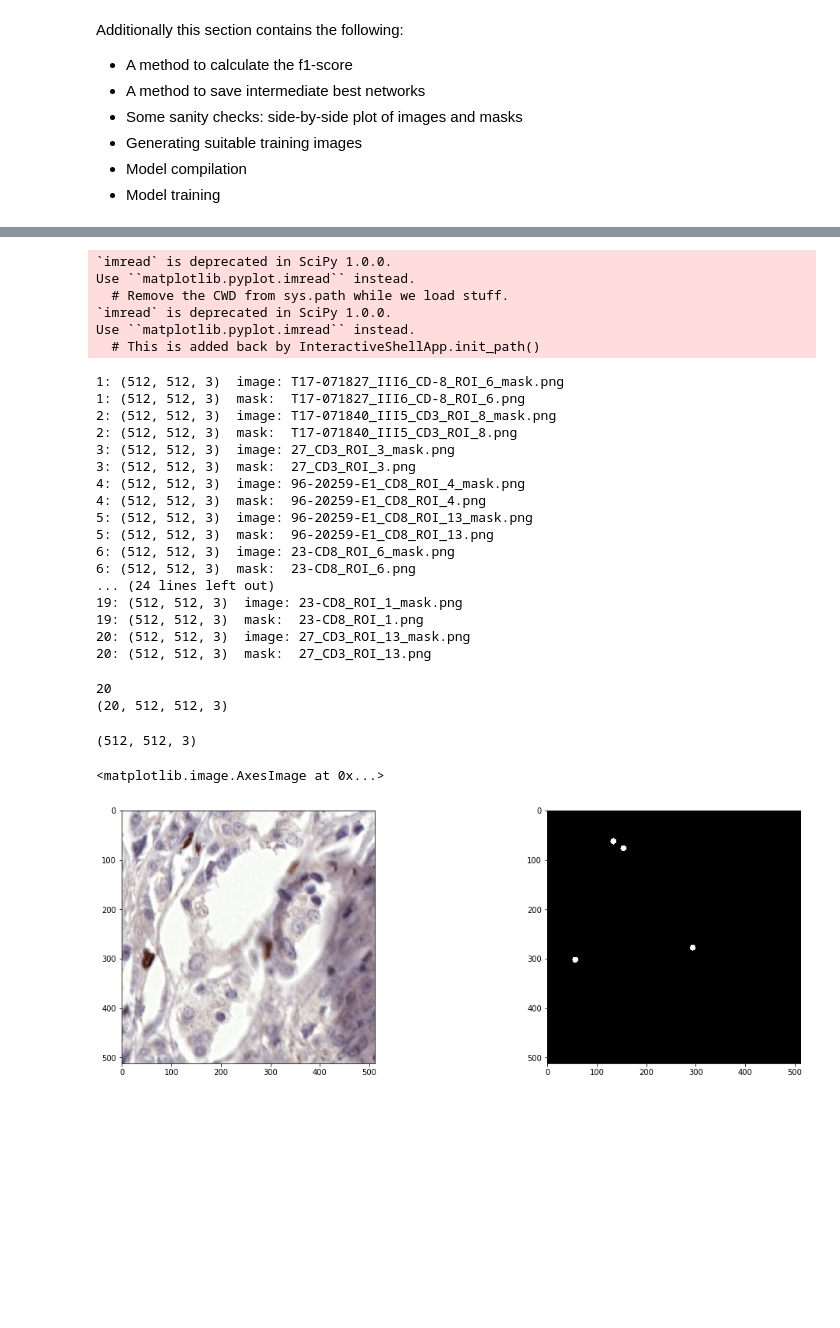
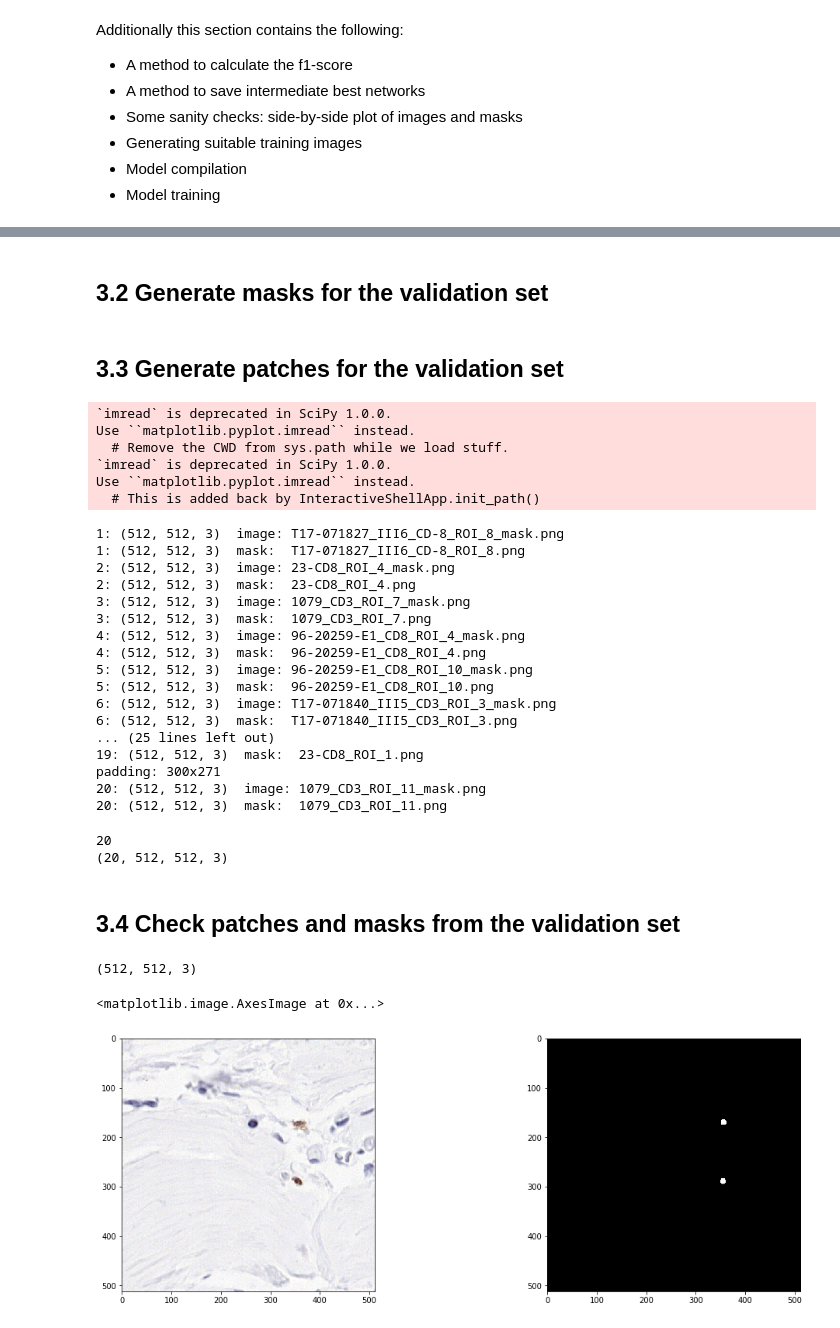
Before and after one commit to jeffluppes/ISMI2018, a Jupyter notebook: Project/ProjectNotebook.ipynb, the cells around one changed output, grey strips where cells are left out. Drawn from its saved outputs; the diff is of its cells as text; code cells hidden in the pictures; blank space fills up the shorter version.

```diff
--- a/Project/ProjectNotebook.ipynb
+++ b/Project/ProjectNotebook.ipynb
@@ -328,7 +302,7 @@ def getCoord(img, img_path, width, height, csv_file):
     #poi = pois[np.random.choice(len(pois))]
     return (0, 0)
 # %%
-patches = generate_patches(train_dir, train_masks_dir, 300, 512, 512)
+patches = generate_patches(train_dir, train_masks_dir, 200, 512, 512)
 mask_patches = []
 img_patches = []
 for patch in patches:
@@ -693,6 +711,8 @@ The below code does the following things:
 # %%
 # load our best model
 model1 = keras.models.load_model('weights.h5') #saved by our callback earlier
+# %% [markdown]
+## 3.2 Generate masks for the validation set
 # %%
 # if it does not exist already, create the validation masks folder
 validation_paths = os.listdir(validation_dir)
@@ -707,6 +727,8 @@ for path in validation_paths:
     mask_name = path.split('.png')[0] + '_mask.png'
     if mask_name not in mask_paths:
         createMaskForImage(validation_dir, path, validation_points, validation_masks_dir, createCircularMask)
+# %% [markdown]
+## 3.3 Generate patches for the validation set
 # %%
 vpatches = generate_patches(validation_dir, validation_masks_dir, 20, 512, 512)
 vmask_patches = []
@@ -721,23 +743,23 @@ Use ``matplotlib.pyplot.imread`` instead.
 `imread` is deprecated in SciPy 1.0.0.
 Use ``matplotlib.pyplot.imread`` instead.
   # This is added back by InteractiveShellApp.init_path()
-1: (512, 512, 3)  image: T17-071827_III6_CD-8_ROI_6_mask.png
-1: (512, 512, 3)  mask:  T17-071827_III6_CD-8_ROI_6.png
-2: (512, 512, 3)  image: T17-071840_III5_CD3_ROI_8_mask.png
-2: (512, 512, 3)  mask:  T17-071840_III5_CD3_ROI_8.png
-3: (512, 512, 3)  image: 27_CD3_ROI_3_mask.png
-3: (512, 512, 3)  mask:  27_CD3_ROI_3.png
+1: (512, 512, 3)  image: T17-071827_III6_CD-8_ROI_8_mask.png
+1: (512, 512, 3)  mask:  T17-071827_III6_CD-8_ROI_8.png
+2: (512, 512, 3)  image: 23-CD8_ROI_4_mask.png
+2: (512, 512, 3)  mask:  23-CD8_ROI_4.png
+3: (512, 512, 3)  image: 1079_CD3_ROI_7_mask.png
+3: (512, 512, 3)  mask:  1079_CD3_ROI_7.png
 4: (512, 512, 3)  image: 96-20259-E1_CD8_ROI_4_mask.png
 4: (512, 512, 3)  mask:  96-20259-E1_CD8_ROI_4.png
-5: (512, 512, 3)  image: 96-20259-E1_CD8_ROI_13_mask.png
-5: (512, 512, 3)  mask:  96-20259-E1_CD8_ROI_13.png
-6: (512, 512, 3)  image: 23-CD8_ROI_6_mask.png
-6: (512, 512, 3)  mask:  23-CD8_ROI_6.png
-... (24 lines left out)
-19: (512, 512, 3)  image: 23-CD8_ROI_1_mask.png
+5: (512, 512, 3)  image: 96-20259-E1_CD8_ROI_10_mask.png
+5: (512, 512, 3)  mask:  96-20259-E1_CD8_ROI_10.png
+6: (512, 512, 3)  image: T17-071840_III5_CD3_ROI_3_mask.png
+6: (512, 512, 3)  mask:  T17-071840_III5_CD3_ROI_3.png
+... (25 lines left out)
 19: (512, 512, 3)  mask:  23-CD8_ROI_1.png
-20: (512, 512, 3)  image: 27_CD3_ROI_13_mask.png
-20: (512, 512, 3)  mask:  27_CD3_ROI_13.png
+padding: 300x271
+20: (512, 512, 3)  image: 1079_CD3_ROI_11_mask.png
+20: (512, 512, 3)  mask:  1079_CD3_ROI_11.png
 # %%
 val_images_p = []
 for img in vimg_patches:
@@ -749,17 +771,19 @@ print(np.shape(val_images_p))
 # %% [output]
 20
 (20, 512, 512, 3)
+# %% [markdown]
+## 3.4 Check patches and masks from the validation set
 # %%
 #show validation image and it's mask - Another sanity check
 plt.figure(1, figsize=(18, 6))
 
 plt.subplot(121)
 print(vimg_patches[0].shape)
-plt.imshow(vimg_patches[1])
+plt.imshow(vimg_patches[3])
 
 plt.subplot(122)
-plt.imshow(vmask_patches[1])
+plt.imshow(vmask_patches[3])
 # %% [output]
 (512, 512, 3)
 <matplotlib.image.AxesImage at 0x...>
-[figure, old version]
+[figure, new version]
```
Also changed, not shown: parts of 56 cells of this notebook.
